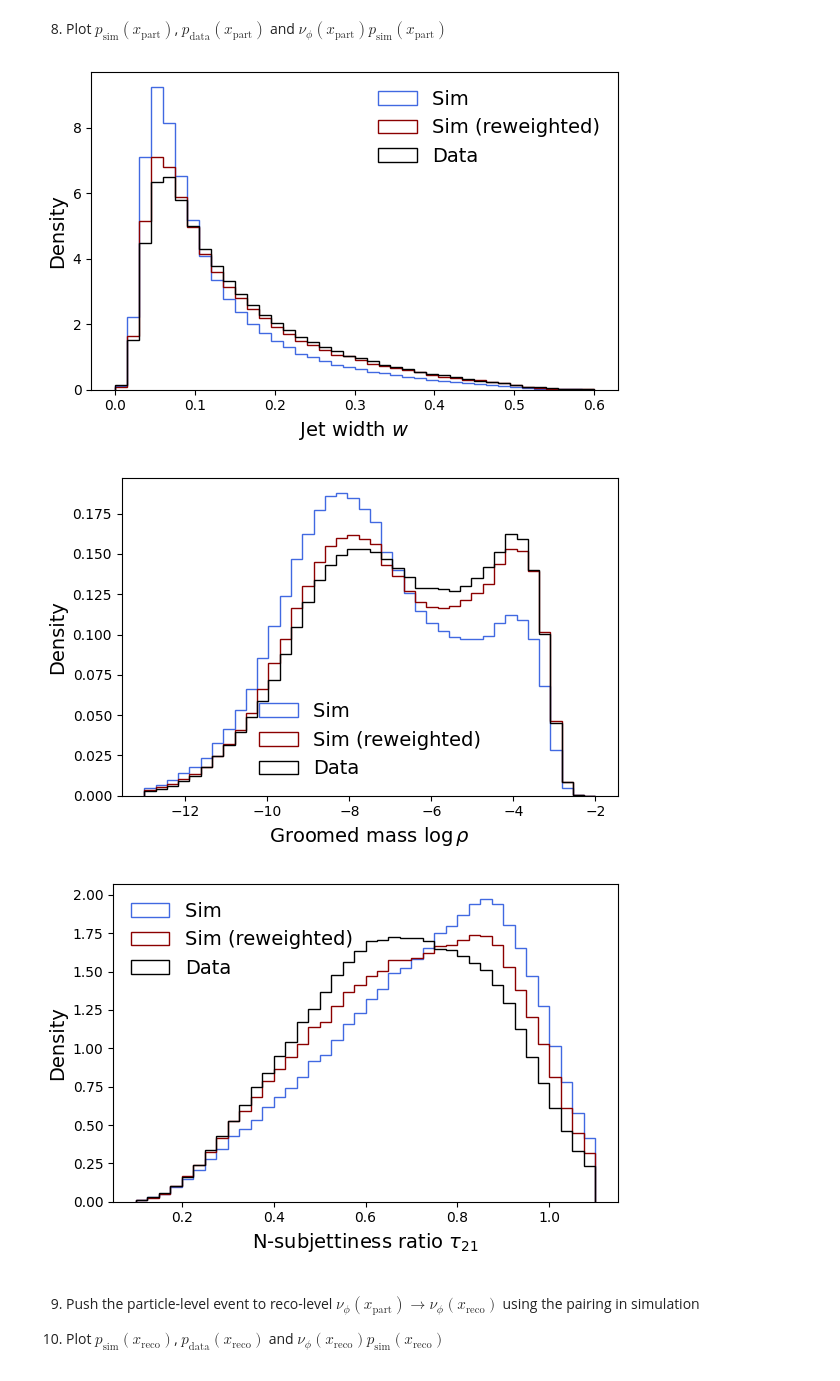
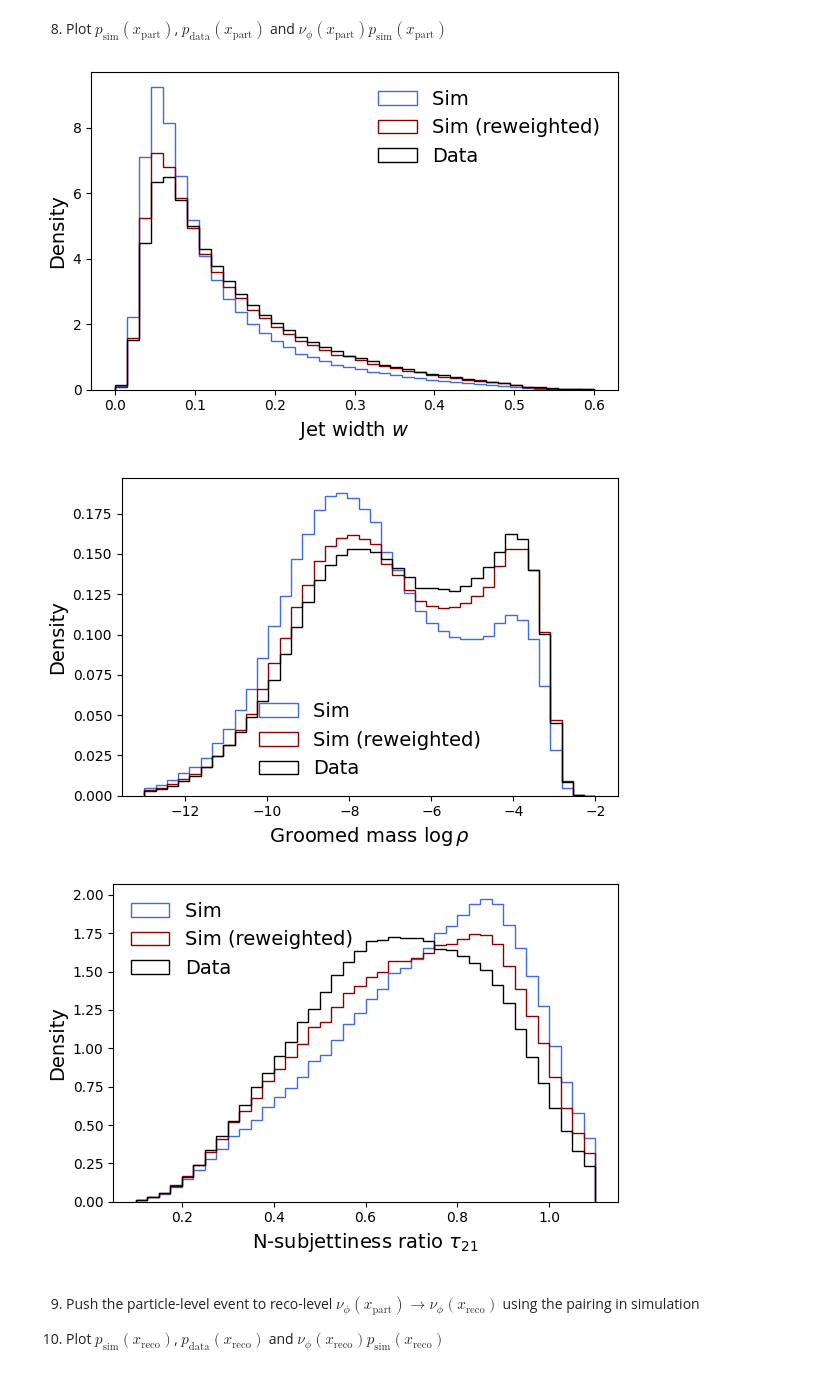
Before and after one commit to SofiaSchweitzer/ML4Physics_Summer_School, a Jupyter notebook: Omnifold_tutorial.ipynb, the cells around one changed output. Saved outputs shown, nothing was run; the diff lists cells and outputs as text; code cells hidden in the pictures.

```diff
--- a/Omnifold_tutorial.ipynb
+++ b/Omnifold_tutorial.ipynb
@@ -13,7 +13,6 @@ import numpy as np
 import matplotlib.pyplot as plt
 # %%
 if torch.cuda.is_available():
-    torch.set_default_device("cuda")
     device = torch.device("cuda")
 else:
     device = torch.device("cpu")
@@ -304,11 +323,10 @@ To get a better understanding of omnifold we will start by doing the first itera
 # %%
 # Define classifier parameteres
 
-classifier_params = {"hidden_layers": 4,
-                     "internal_size": 64,
+classifier_params = {"hidden_layers": 64,
                      "lr": 1.e-3,
-                     "n_epochs" : 30,
-                     "batch_size" : 1024,
+                     "n_epochs" : 10,
+                     "batch_size" : 512,
                      "batch_size_sample": 2000}
 
 n_features = reco_sim_test.shape[1]
@@ -393,7 +402,7 @@ for i in range(n_features):
 6. Train a classifier between $p_{\text{sim}}(x_{\text{part}})$ and $w_\theta (x_\text{part}) p_{\text{sim}}(x_{\text{part}})$
 # %%
 # Build the classifier
-part_classifier = Classifier(dims_in=3, params=classifier_params)
+part_classifier = Classifier(dims_in=3, params=classifier_params).to(device)
 
 # Train the classifier using reoc-level data (true) and reco-level simulation (fake) data
 part_classifier.train_classifier(
@@ -423,15 +432,15 @@ nu_part_test = part_classifier.evaluate(
 # %%
 for i in range(n_features):
     plot_reweighted_distribution(
         true=part_data[:, i],
         fake=part_sim_test[:, i],
         weights=nu_part_test.cpu(),
-        bins= binning[i].cpu(),
+        bins= binning[i],
         name = names[i]
     )
 # %% [output]
-[figure, old version]
+[figure, new version]
-[figure, old version]
+[figure, new version]
 [figure]
 # %% [markdown]
 9. Push the particle-level event to reco-level $\nu_\phi(x_\text{part}) \rightarrow \nu_\phi(x_\text{reco})$ using the pairing in simulation
```
Also changed, not shown: parts of 9 cells of this notebook.
